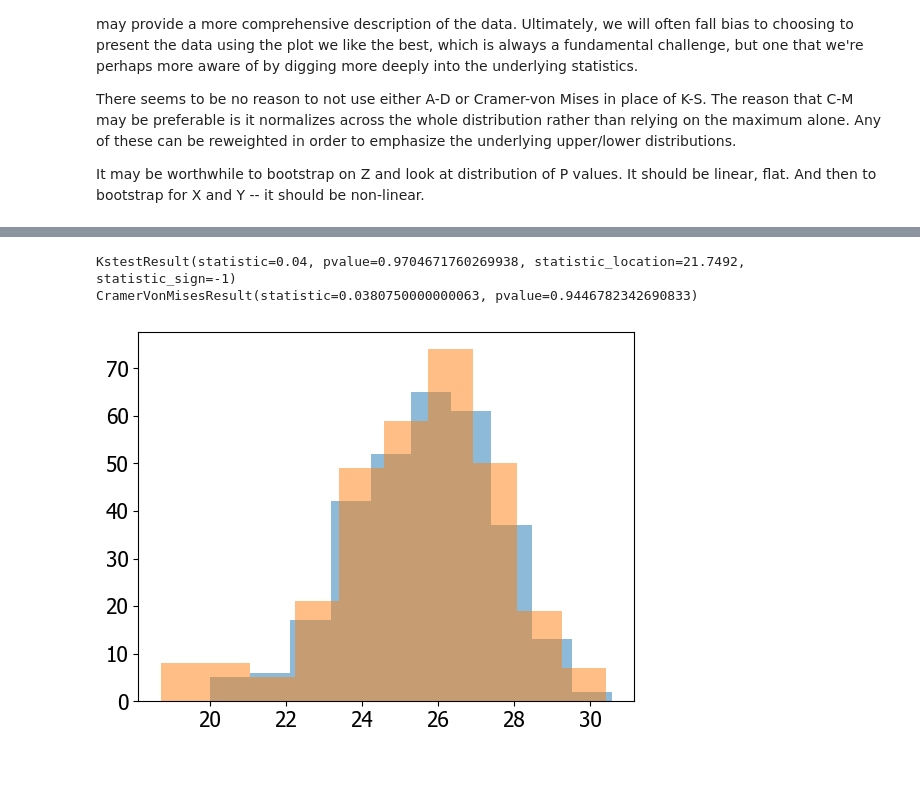
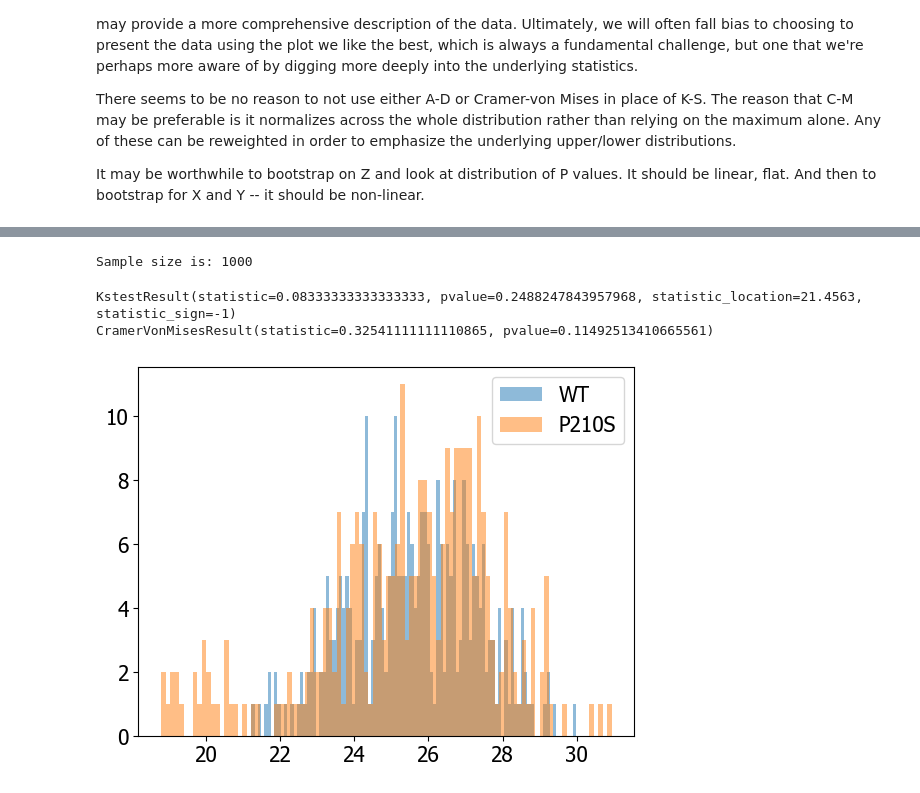
Before and after one commit to SageMay/datascience_scripts, a Jupyter notebook: statistics/comparingDistributions.ipynb, the cells around one changed output, grey strips where cells are left out. Cells and saved outputs as stored; diff of their text form; code cells hidden in the pictures.

```diff
--- a/statistics/comparingDistributions.ipynb
+++ b/statistics/comparingDistributions.ipynb
@@ -78,16 +79,17 @@ for mut in muts:
         df = pd.read_table(path, sep=r"\s+")
         temp.append(df.side1.values)
         temp.append(df.side2.values)
-        # View autocorrelations based on individual replicates
-        #sm.graphics.tsa.plot_acf(np.concatenate(np.array(temp))[0:-1:10], lags=30) # [0:-1:10] downsamples the data by 1/10th with the goal of reducing our sampling frequency to look at autocorrelation with more relevant times; this keeps the computation lighter
-        #plt.axhline(.5, c = 'black')
+
+        # View the distributions of each replicate individually. Observe that for this dataset, P210S 1 has a different character than P210S 2 and P210S 3.
+        plt.hist(np.concatenate(np.array(temp)), bins = 50, alpha = .5, color = 'black', label = mut + ' ' + rep)
+        plt.legend()
+
+        # Uncomment both of these if aiming to view plots for each replicate individually
         #plt.show()
         #plt.cla()
 
     temp = np.concatenate(np.array(temp))
     combined_data[mut] = temp
-    # View autocorrelations based on all data for a given mutation
-    #sm.graphics.tsa.plot_acf(temp[0:-1:10], lags=10) # [0:-1:10] downsamples the data by 1/10th with the goal of reducing our sampling frequency to look at autocorrelation with more relevant times; this keeps the computation lighter
-    #plt.axhline(.5, c = 'black')
-    #plt.show()
-    #plt.cla()
+    print("Mutation: " + mut)
+    plt.show()
+    plt.cla()
@@ -94 +102,6 @@ for mut in muts:
+# %%
+# To make this notebook more easily adapted to user data, the two distributions to compare are x and y, and the distribution formed by the union of x and y is z.
+x = combined_data['WT']
+y = combined_data['P210S']
+z = np.concatenate((combined_data['WT'],combined_data['P210S']))
 # %%
@@ -116,36 +115,52 @@ plt.hist(combined_data['P210S'], bins = 100, alpha = .5)
 # %%
 # Run a permutation bootstrap; we did not use ss.bootstrap because it does not support subsampling -- subsampling is necessary because 1) my kernel crashes using
 # the full data sample size andd 2) conceptually we are trying to unbiase our results from massive over sampling.
-x = combined_data['WT']
-y = combined_data['P210S']
+n_resamples = 1000 # number of times to randomly sub-sample -- 1,000 is a recommended MINIMUM for bootstrapping; but for testing the code try a smaller number for faster runs
+fraction = 300
+n = int(len(combined_data['P210S'])/fraction) # sample size of each random draw from the underlying distribution
+print("Sample size is: " + str(n))
 
-from sklearn.utils import resample
-n_resamples = 300 # number of times to randomly sub-sample
-n = int(len(combined_data['P210S'])/1000) # sample size
-cvm_pvals = [] # TODO: Wrap these up into a pre sized array and insert results on location to speed up
-ks_pvals = []
-cvm_stats = []
-ks_stats = []
+# Predetermine size of dataframe and insert values to speed up computation instead of appending to empty arrays
+column_names = ['cvm_pvals', 'cvm_stats', 'ks_pvals', 'ks_stats', 'cvm_z_pvals', 'cvm_z_stats', 'ks_z_pvals', 'ks_z_stats']
+df = pd.DataFrame(index=range(n_resamples), columns=column_names)
+
 for i in np.arange(0,n_resamples):
     boot_x = resample(x, replace=True, n_samples=n)
     boot_y = resample(y, replace=True, n_samples=n)
 
     cvm_res = ss.cramervonmises_2samp(boot_x, boot_y)
-    cvm_pvals.append(cvm_res.pvalue)
-    cvm_stats.append(cvm_res.statistic)
+    df.loc[i, 'cvm_pvals'] = cvm_res.pvalue
+    df.loc[i, 'cvm_stats'] = cvm_res.statistic
 
-    ks_res =  ss.kstest(x, y)
-    ks_stats.append(ks_res[0])
-    ks_pvals.append(ks_res[1])
+    ks_res = ss.kstest(boot_x, boot_y)
+    df.loc[i, 'ks_pvals'] = ks_res.pvalue
+    df.loc[i, 'ks_stats'] = ks_res.statistic
+
+
+    # Compare the actual test statistic for samples compared from the x and y distributions, and from random sampling of z (where z is the union of x & y)
+    # When comparing two samples from z, they are both drawn from the same underlying distribution (e.g. we know that the null hypothesis should hold).
+    # This allows us to understand how random subsampling of the data impacts our conclusion.
+    boot_zx = resample(z, replace=True, n_samples=n)
+    boot_zy = resample(z, replace=True, n_samples=n)
+
+    cvm_z_res = ss.cramervonmises_2samp(boot_zx, boot_zy)
+    df.loc[i, 'cvm_z_pvals'] = cvm_z_res.pvalue
+    df.loc[i, 'cvm_z_stats'] = cvm_z_res.statistic
+
+    ks_res = ss.kstest(boot_zx, boot_zy)
+    df.loc[i, 'ks_z_pvals'] = ks_res.pvalue
+    df.loc[i, 'ks_z_stats'] = ks_res.statistic
+# %% [output]
+Sample size is: 1000
 # %%
 # Example comparison of the distributions from two bootstraps and the results of the KS and CvM tests for these bootstraps
-plt.hist(boot_x, bins = 10, alpha = .5)
-plt.hist(boot_y, bins = 10, alpha = .5)
-
+plt.hist(boot_x, bins = 100, alpha = .5, label = 'WT')
+plt.hist(boot_y, bins = 100, alpha = .5, label = 'P210S')
+plt.legend()
 print(ss.kstest(boot_x, boot_y))
 print(ss.cramervonmises_2samp(boot_x, boot_y))
 # %% [output]
-KstestResult(statistic=0.04, pvalue=0.9704671760269938, statistic_location=21.7492, statistic_sign=-1)
-CramerVonMisesResult(statistic=0.0380750000000063, pvalue=0.9446782342690833)
+KstestResult(statistic=0.08333333333333333, pvalue=0.2488247843957968, statistic_location=21.4563, statistic_sign=-1)
+CramerVonMisesResult(statistic=0.32541111111110865, pvalue=0.11492513410665561)
-[figure, old version]
+[figure, new version]
 # %%
```
Also changed, not shown: parts of 14 cells of this notebook.
